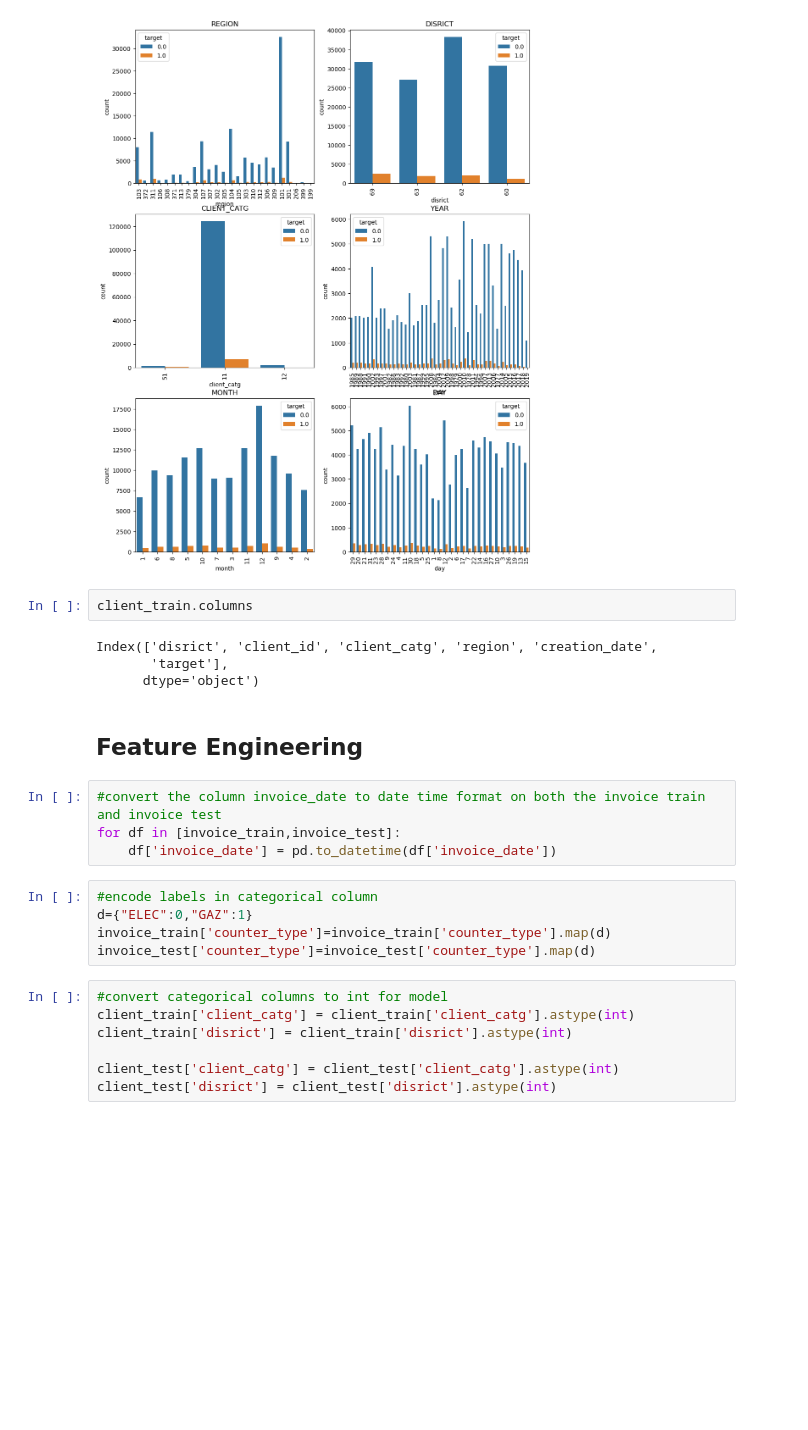
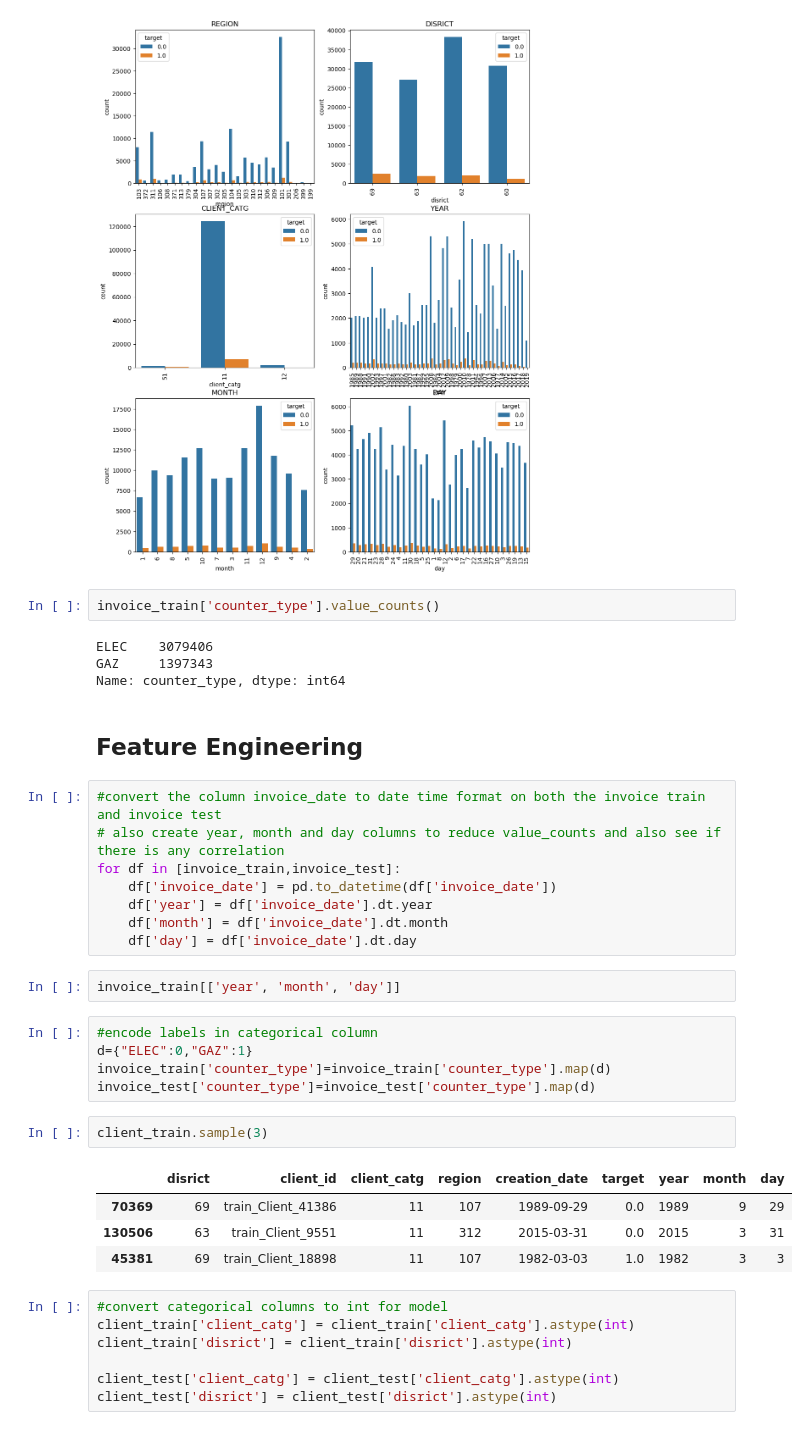
Before and after one commit to Mach-web/electricity_fraud_detection, a Jupyter notebook: Fraud_Detection_Starter.ipynb, the cells around one changed output. Saved outputs shown, nothing was run; the diff lists cells and outputs as text; blank space fills up the shorter version.

Commit message:
Feature engineering, created day, month, year columns

```diff
--- a/Fraud_Detection_Starter.ipynb
+++ b/Fraud_Detection_Starter.ipynb
@@ -298,23 +304,36 @@ for i, column in enumerate(['region', 'disrict', 'client_catg', "year", 'month',
 plt.show()
 # %% [output]
 [figure]
-# %%
-client_train.columns
-# %% [output]
-Index(['disrict', 'client_id', 'client_catg', 'region', 'creation_date',
-       'target'],
-      dtype='object')
+# %%
+invoice_train['counter_type'].value_counts()
+# %% [output]
+ELEC    3079406
+GAZ     1397343
+Name: counter_type, dtype: int64
 # %% [markdown]
 ## Feature Engineering
 # %%
 #convert the column invoice_date to date time format on both the invoice train and invoice test
+# also create year, month and day columns to reduce value_counts and also see if there is any correlation
 for df in [invoice_train,invoice_test]:
     df['invoice_date'] = pd.to_datetime(df['invoice_date'])
+    df['year'] = df['invoice_date'].dt.year
+    df['month'] = df['invoice_date'].dt.month
+    df['day'] = df['invoice_date'].dt.day
+# %%
+invoice_train[['year', 'month', 'day']]
 # %%
 #encode labels in categorical column
 d={"ELEC":0,"GAZ":1}
 invoice_train['counter_type']=invoice_train['counter_type'].map(d)
 invoice_test['counter_type']=invoice_test['counter_type'].map(d)
+# %%
+client_train.sample(3)
+# %% [output]
+|  | disrict | client_id | client_catg | region | creation_date | target | year | month | day |
+| 70369 | 69 | train_Client_41386 | 11 | 107 | 1989-09-29 | 0.0 | 1989 | 9 | 29 |
+| 130506 | 63 | train_Client_9551 | 11 | 312 | 2015-03-31 | 0.0 | 2015 | 3 | 31 |
+| 45381 | 69 | train_Client_18898 | 11 | 107 | 1982-03-03 | 1.0 | 1982 | 3 | 3 |
 # %%
 #convert categorical columns to int for model
 client_train['client_catg'] = client_train['client_catg'].astype(int)
```
Also changed, not shown: parts of 7 cells of this notebook.
